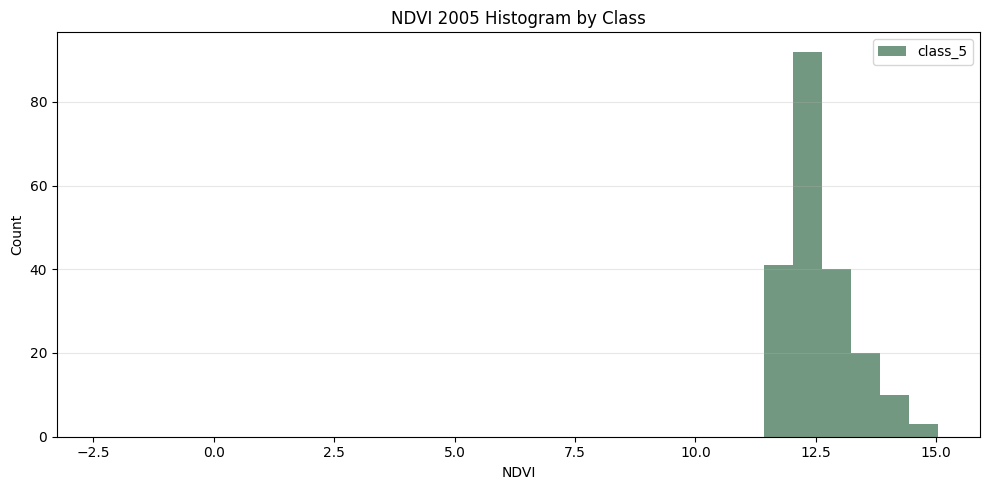
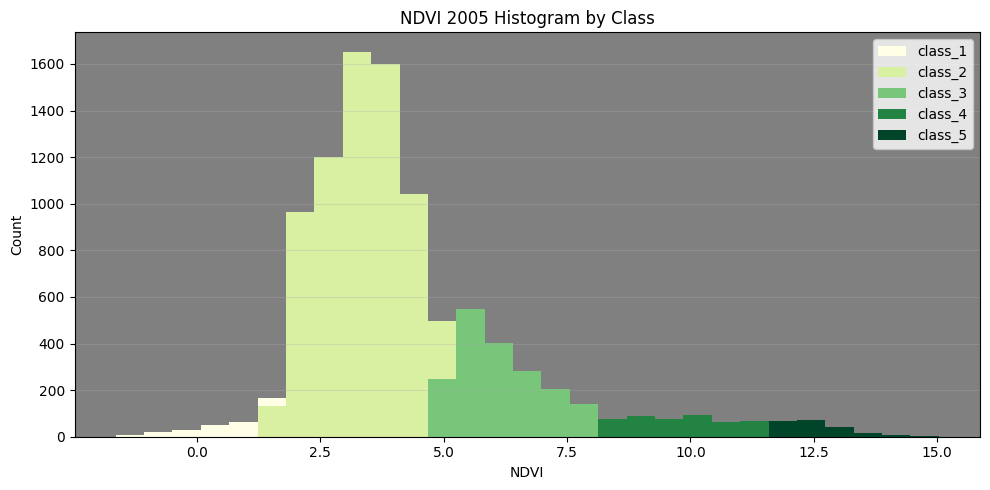
The change to this notebook cell's code, shown as a diff; its figure went from the first image to the second:
--- before
+++ after
@@ -2,4 +2,5 @@
 import numpy as np
 import matplotlib.pyplot as plt
+import matplotlib.colors as mcolors
 if "ndvi_2005" not in globals():
         raise ValueError('ndvi_2005 DataFrame not found. Run the class-splitting cell first.')
@@ -7,7 +8,9 @@
 if len(class_cols) == 0:  
       raise ValueError('No class columns found in ndvi_2005.')
-colors = ['#f7fcf5', '#c7e9c0', '#74c476', '#238b45', '#00441b']
+n_classes = len(class_cols)
+cmap = plt.cm.YlGn
+colors = [mcolors.to_hex(cmap(i / (n_classes - 1))) for i in range(n_classes)]
 # Shared bins across all class 
-columnsall_vals = np.concatenate([ndvi_2005[c].dropna().values 
+all_vals = np.concatenate([ndvi_2005[c].dropna().values 
                                   for c in class_cols
                                     if ndvi_2005[c].dropna().size > 0])
@@ -20,5 +23,5 @@
        if vals.size == 0:   
              continue
-ax.hist(vals, bins=bins, alpha=0.55, color=colors[i % len(colors)], label=col)
+       ax.hist(vals, bins=bins, alpha=1, color=colors[i], label=col, histtype='stepfilled', linewidth=2)
 ax.set_title('NDVI 2005 Histogram by Class')
 ax.set_xlabel('NDVI')
@@ -26,4 +29,5 @@
 ax.grid(axis="y", alpha=0.3)
 ax.legend()
+ax.set_facecolor('gray')
 plt.tight_layout()
 plt.show()

Commit: adding histogram for each class in ndvi_2005